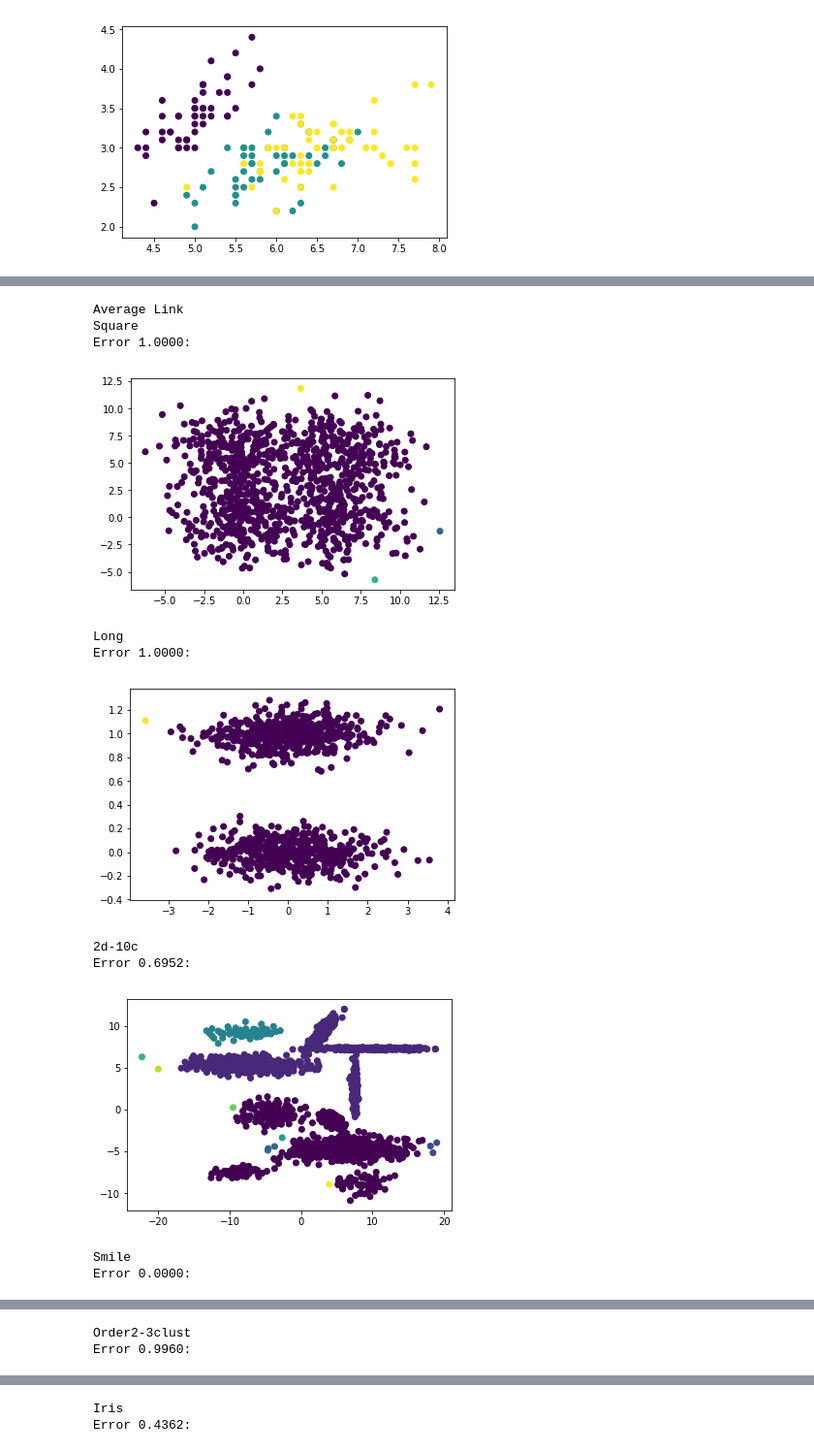
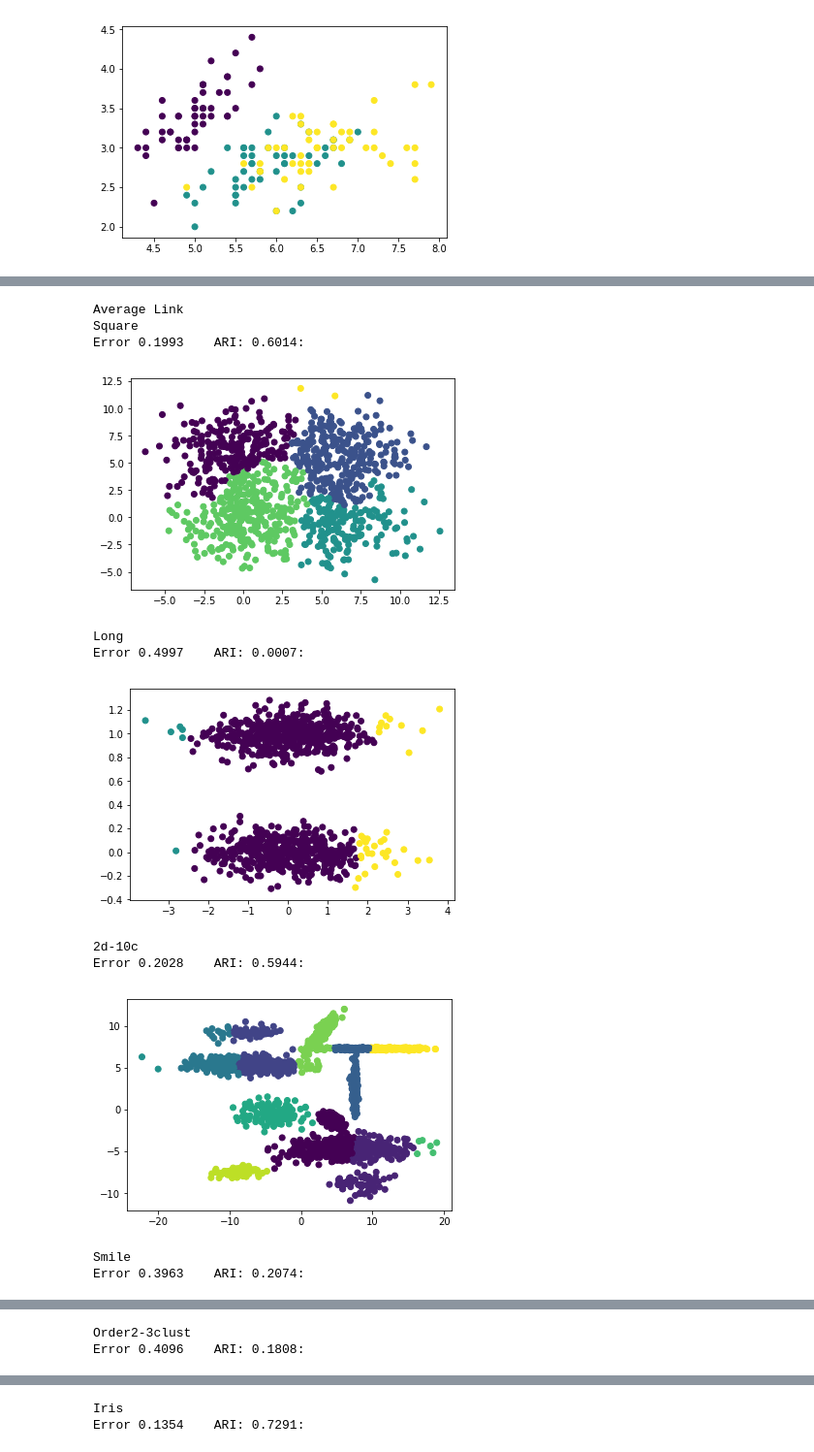
Before and after one commit to Djok216/DataMiningLaboratory, a Jupyter notebook: lab11/lab11.ipynb, the cells around one changed output, grey strips where cells are left out. Shown at 97% size. Drawn from its saved outputs; the diff is of its cells as text; code cells hidden in the pictures.

```diff
--- a/lab11/lab11.ipynb
+++ b/lab11/lab11.ipynb
@@ -39,7 +39,8 @@ def plotData(data):
     plt.show()
 
 def plotDataWithError(data, classified):
-    print("Error %.4lf:" % min(1 - adjusted_rand_score(data.label, classified), 1))
+    ari = adjusted_rand_score(data.label, classified)
+    print("Error %.4lf\tARI: %.4lf:" % ((1 - ari) / 2, ari))
     plt.scatter(data.x, data.y, c = classified)
     plt.show()
 # %%
@@ -67,7 +68,7 @@ from sklearn.mixture import GaussianMixture
 
 
 def singleLink(data):
-    cluster = AgglomerativeClustering(n_clusters=len(set(data.label)), affinity='euclidean', linkage='single')
+    cluster = AgglomerativeClustering(n_clusters=len(set(data.label))+5, affinity='euclidean', linkage='single')
     cluster.fit_predict(data[list(data)[:-1]])
     plotDataWithError(data, cluster.labels_)
 
@@ -77,7 +78,7 @@ def completeLink(data):
     plotDataWithError(data, cluster.labels_)
 
 def averageLink(data):
-    cluster = AgglomerativeClustering(n_clusters=len(set(data.label)), affinity='euclidean', linkage='average')
+    cluster = AgglomerativeClustering(n_clusters=len(set(data.label)) + 1, affinity='euclidean', linkage='average')
     cluster.fit_predict(data[list(data)[:-1]])
     plotDataWithError(data, cluster.labels_)
 
@@ -126,7 +127,7 @@ Error 0.4362:
 print('Complete Link')
 for data in datasets:
     print(data[1])
-    singleLink(data[0])
+    completeLink(data[0])
 # %% [output]
 Complete Link
 Square
@@ -150,18 +151,18 @@ Error 0.4362:
 # %%
 print('Average Link')
 for data in datasets:
     print(data[1])
-    singleLink(data[0])
+    averageLink(data[0])
 # %% [output]
 Average Link
 Square
-Error 1.0000:
+Error 0.1993    ARI: 0.6014:
-[figure, old version]
+[figure, new version]
 Long
-Error 1.0000:
+Error 0.4997    ARI: 0.0007:
-[figure, old version]
+[figure, new version]
 2d-10c
-Error 0.6952:
+Error 0.2028    ARI: 0.5944:
-[figure, old version]
+[figure, new version]
 Smile
-Error 0.0000:
+Error 0.3963    ARI: 0.2074:
@@ -169,2 +170,2 @@ Error 0.0000:
 Order2-3clust
-Error 0.9960:
+Error 0.4096    ARI: 0.1808:
@@ -172,2 +173,2 @@ Error 0.9960:
 Iris
-Error 0.4362:
+Error 0.1354    ARI: 0.7291:
```
Also changed, not shown: parts of 8 cells of this notebook.
